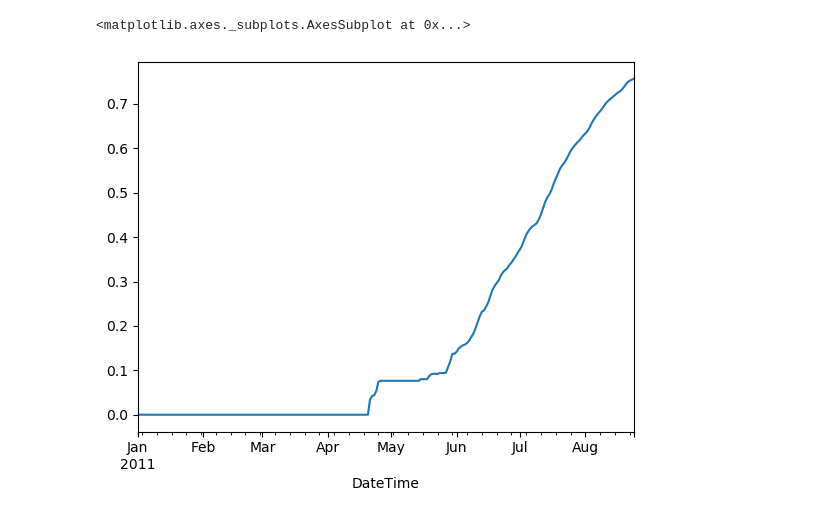
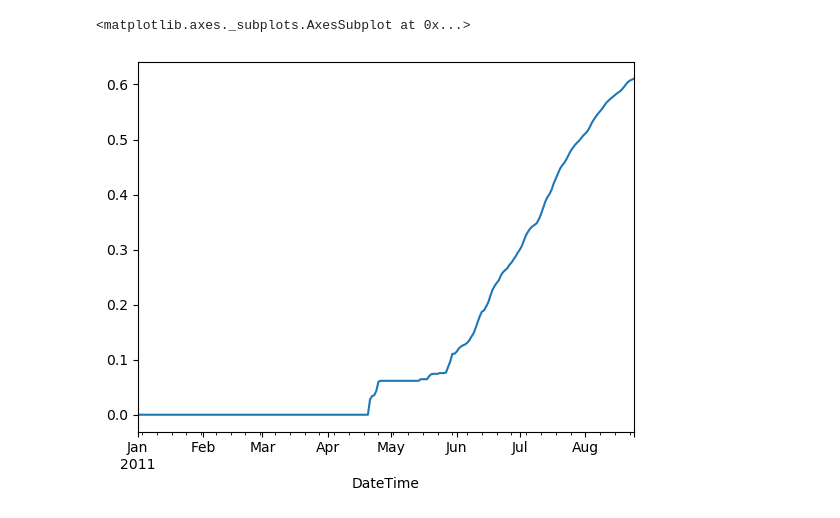
Before and after one commit to permarisk/permafrost_hydrology, a Jupyter notebook: ThawDepth.ipynb, the cells around one changed output. Cells and saved outputs as stored; diff of their text form; code cells hidden in the pictures.

```diff
--- a/ThawDepth.ipynb
+++ b/ThawDepth.ipynb
@@ -17,13 +34,14 @@ def ThermalConductivity(Water, Mineral, Organic):
 # %%
 def ThawDepth(Tav,Theta_w, Theta_m, Theta_o):
     L_sl = 334.0e3 #J/kg laten heat of fusion
-    rho_w = 1.0e3 #[kg/m³] denstiy of water
+    rho_w = 1000 #[kg/m³] denstiy of water
     dt = 86400 #[s] seconds per day
 
-    J = np.cumsum(Tav*(Tav>0.0)) * dt #[Ks] integrated thawing degree days
     TC_t = ThermalConductivity(Theta_w, Theta_m, Theta_o) #[W/mK] thermal conductivity
 
-    d = ((2. * TC_t)/(rho_w * L_sl * Theta_w) * np.abs(J))**0.5 #[m] thaw depth
+    J = np.cumsum(TC_t/Theta_w * Tav * (Tav>0.0)) * dt #[Ks] integrated thawing degree days
+
+    d = ((2.)/(rho_w * L_sl) * np.abs(J))**0.5 #[m] thaw depth
 
     T_f = 0. #[°C]
 
@@ -35,23 +53,24 @@ def ThawDepth(Tav,Theta_w, Theta_m, Theta_o):
 # %%
 #load meteorological observations
 file = 'data/Samoylov_2002-2011_meteorology.tab'
 dataset = pd.read_csv(file,delimiter="\t")
 dataset['DateTime'] = pd.to_datetime(dataset['Date/Time'])
+dataset = dataset.drop(columns=['Date/Time'])
 
 dataset = dataset.set_index(['DateTime'])
-dataset = dataset.loc['2011-1-1':'2011-8-25']
+dataset = dataset.loc['2011-1-1':'2011-9-1']
 
 df_mean = dataset.groupby(by=pd.Grouper(freq='D')).mean()
 meteorology_mean = df_mean
 
 T_av = meteorology_mean['T2 [°C]']
 
-Theta_w = 0.5
-Theta_m = 0.2
-Theta_o = 0.05
+Theta_w = 0.8
+Theta_m = 0.1
+Theta_o = 0.1
 
 [thaw_depth, G] = ThawDepth(T_av,Theta_w, Theta_m, Theta_o)
 thaw_depth.plot()
 # %% [output]
 <matplotlib.axes._subplots.AxesSubplot at 0x...>
-[figure, old version]
+[figure, new version]
```
Also changed, not shown: parts of 3 cells of this notebook, 2 other files.
